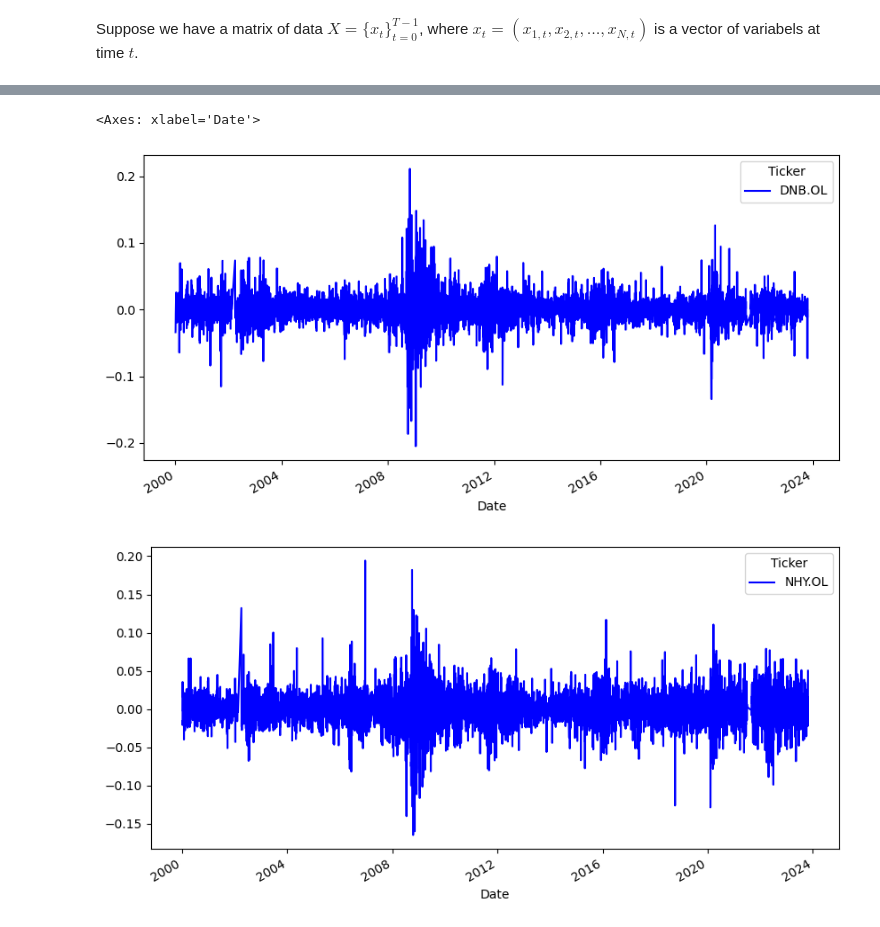
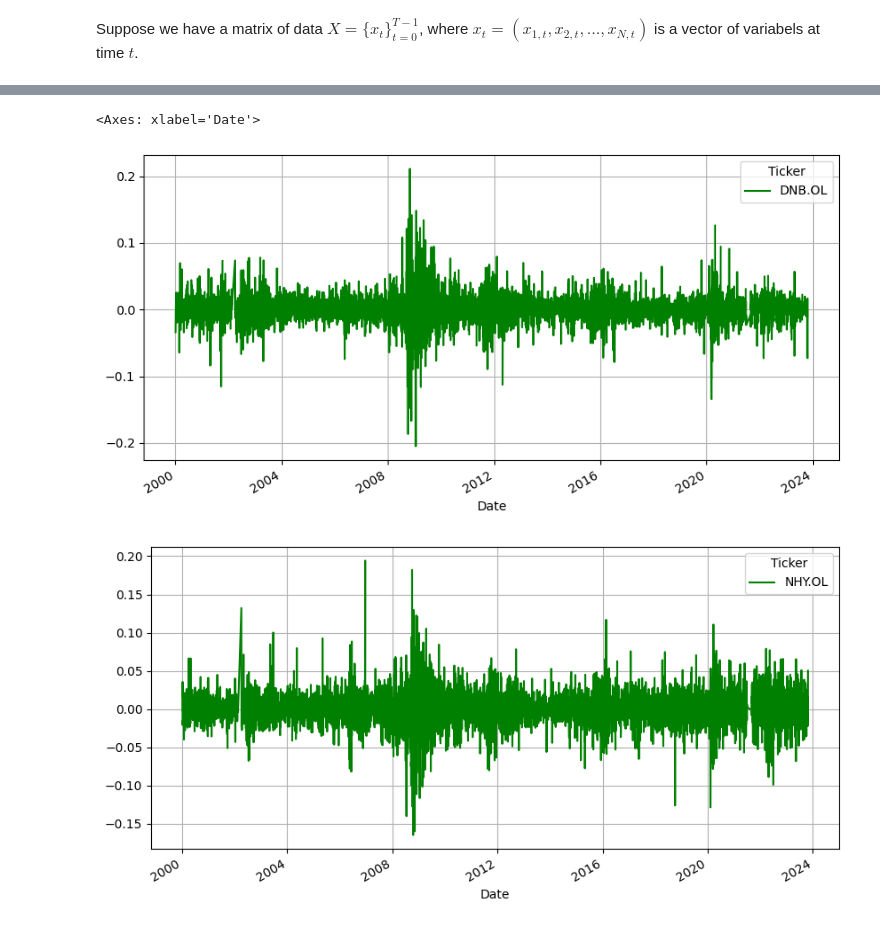
Before and after one commit to magnushelliesen/monte-carlo-simulator, a Jupyter notebook: monte-carlo-simulator.ipynb, the cells around one changed output, grey strips where cells are left out. Cells and saved outputs as stored; diff of their text form; code cells hidden in the pictures.

```diff
--- a/monte-carlo-simulator.ipynb
+++ b/monte-carlo-simulator.ipynb
@@ -45,13 +46,13 @@ df[['NHY.OL']].plot(color='b', figsize=(10, 5))
 # %%
 # Calculating log-differences and removing missing values
 df_diff = np.log(df).diff().dropna()
 
-df_diff[['DNB.OL']].plot(color='b', figsize=(10, 5))
-df_diff[['NHY.OL']].plot(color='b', figsize=(10, 5))
+df_diff[['DNB.OL']].plot(color='g', figsize=(10, 5), grid=True)
+df_diff[['NHY.OL']].plot(color='g', figsize=(10, 5), grid=True)
 # %% [output]
 <Axes: xlabel='Date'>
-[figure, old version]
+[figure, new version]
-[figure, old version]
+[figure, new version]
 # %%
 models = {}
 models['DNB.OL'] = arch_model(df_diff['DNB.OL'], vol='garch', p=1, o=0, q=1, rescale=False)
```
Also changed, not shown: parts of 3 cells of this notebook.
